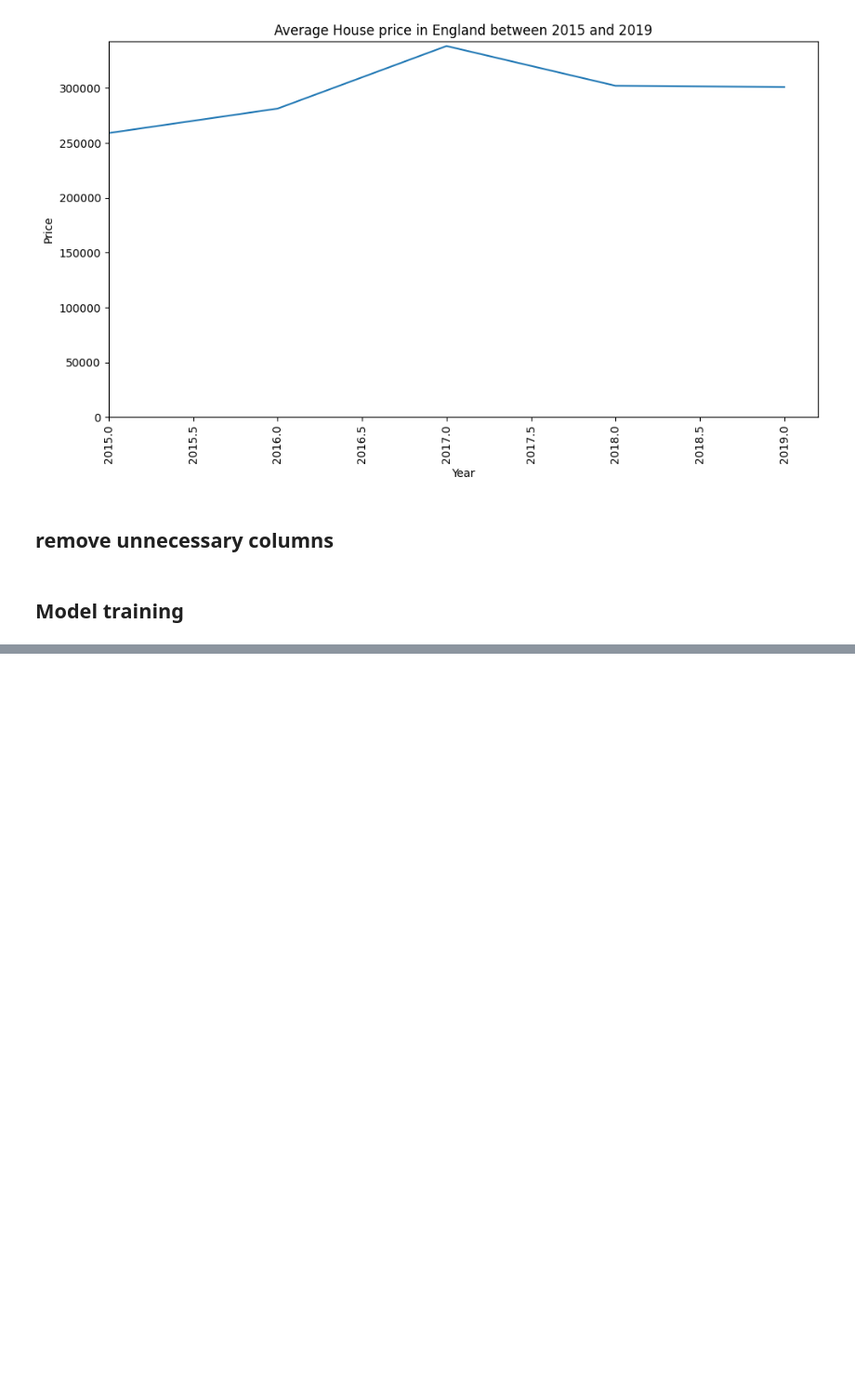
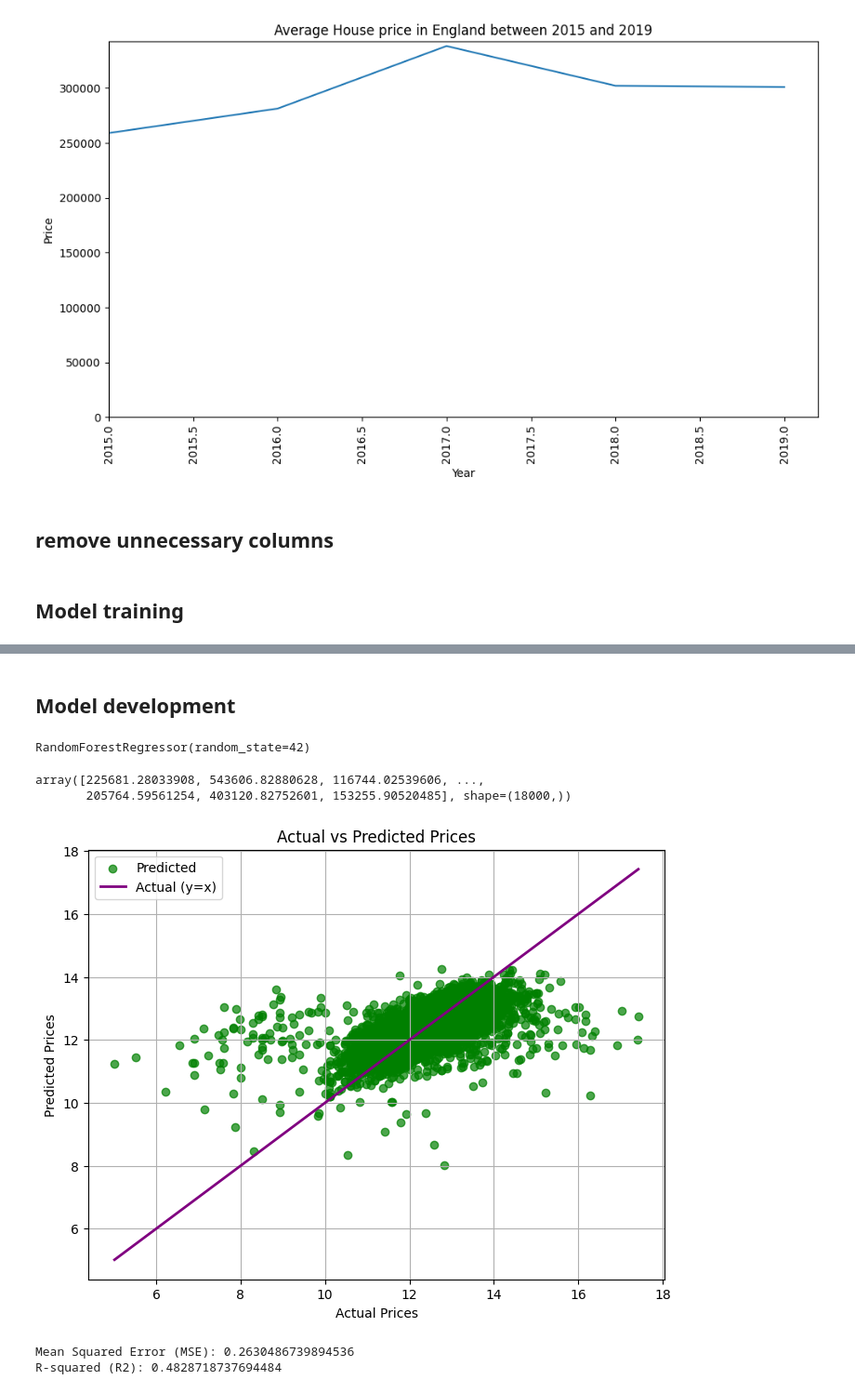
Before and after one commit to DevPatel1023/UK-house-price-prediction, a Jupyter notebook: Uk_house_price_prediction.ipynb, the cells around one changed output, grey strips where cells are left out. Shown at 93% size. Saved outputs shown, nothing was run; the diff lists cells and outputs as text; code cells hidden in the pictures; blank space fills up the shorter version.

Commit message:
model training

```diff
--- a/Uk_house_price_prediction.ipynb
+++ b/Uk_house_price_prediction.ipynb
@@ -542,0 +681,2 @@ df.drop('district',axis = 1 ,inplace = True)
+# %% [markdown]
+## Model development
@@ -542,0 +685,18 @@ df.drop('district',axis = 1 ,inplace = True)
+# %%
+# Separate features and target
+X = df.drop(columns=['price'])
+y = df['price']
+
+# Train-test split (80-20)
+X_train, X_test, y_train, y_test = train_test_split(X, y, test_size=0.2, random_state=42)
+# %%
+# Initialize Random Forest Regressor
+rf = RandomForestRegressor(n_estimators=100, min_samples_split=2,min_samples_leaf=1,random_state=42)
+
+# Fit the model
+rf.fit(X_train, y_train)
+# %% [output]
+RandomForestRegressor(random_state=42)
+# %%
+# Predictions
+y_pred = rf.predict(X_test)
@@ -542,0 +705,29 @@ df.drop('district',axis = 1 ,inplace = True)
+# %%
+predicted_price
+# %% [output]
+array([225681.28033908, 543606.82880628, 116744.02539606, ...,
+       205764.59561254, 403120.82752601, 153255.90520485], shape=(18000,))
+# %%
+import matplotlib.pyplot as plt
+
+plt.figure(figsize=(8, 6))
+plt.scatter(y_test, y_pred, color='green', alpha=0.7, label='Predicted')  # Change predicted color
+plt.plot([y_test.min(), y_test.max()], [y_test.min(), y_test.max()], color='purple', linewidth=2, label='Actual (y=x)')  # Change actual line color
+plt.title('Actual vs Predicted Prices')
+plt.xlabel('Actual Prices')
+plt.ylabel('Predicted Prices')
+plt.grid(True)
+plt.legend()
+plt.show()
+# %% [output]
+[figure, added]
+# %%
+# Calculate performance metrics
+mse = mean_squared_error(y_test, y_pred)
+r2 = r2_score(y_test, y_pred)
+
+print("Mean Squared Error (MSE):", mse)
+print("R-squared (R2):", r2)
+# %% [output]
+Mean Squared Error (MSE): 0.2630486739894536
+R-squared (R2): 0.4828718737694484
```
Also changed, not shown: parts of 23 cells of this notebook.
